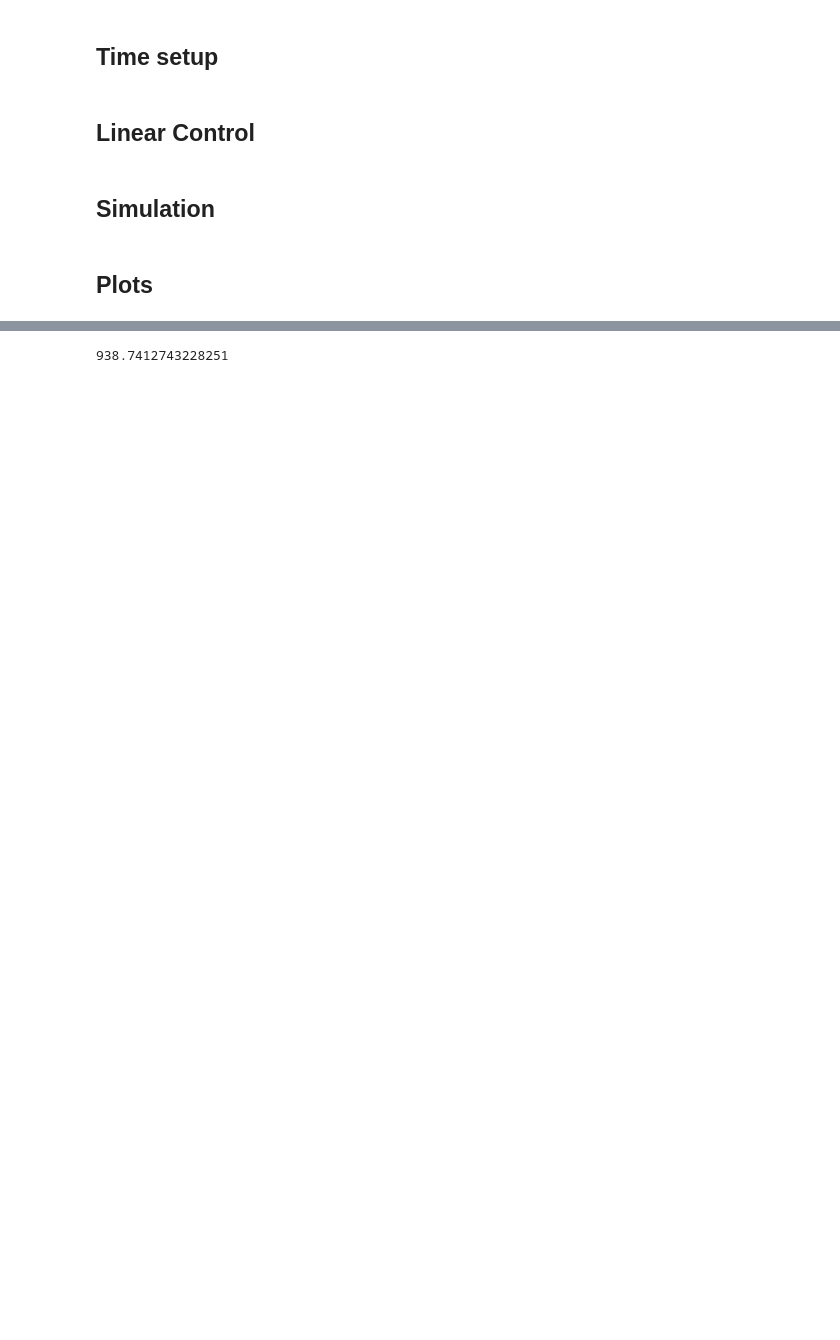
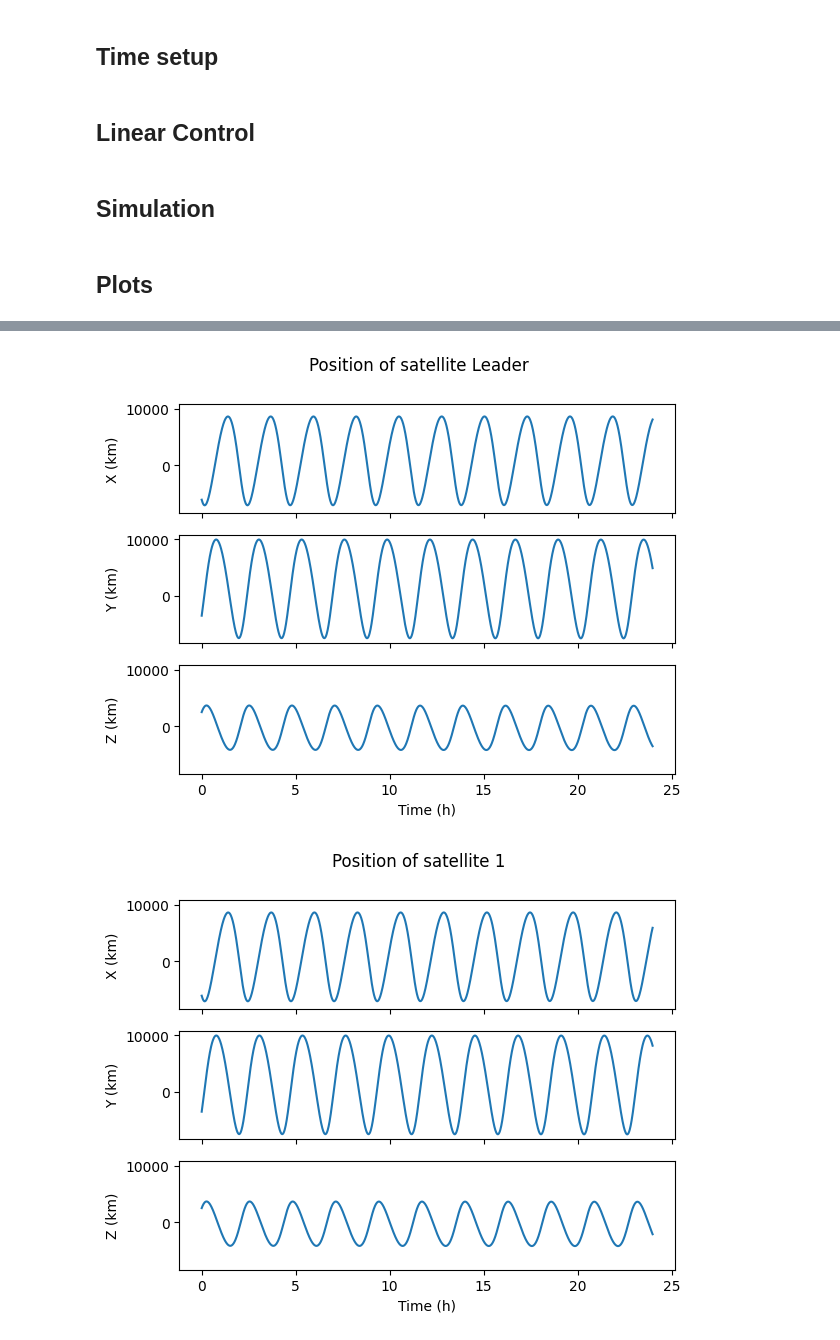
Before and after one commit to mateus-msb/orbital-mechanics, a Jupyter notebook: python/main.ipynb, the cells around one changed output, grey strips where cells are left out. Cells and saved outputs as stored; diff of their text form; code cells hidden in the pictures; blank space fills up the shorter version.

Commit message:
Tested orbit, multiple satellites and plots

```diff
--- a/python/main.ipynb
+++ b/python/main.ipynb
@@ -21,16 +22,23 @@ If necessary, implement the conversion to State Vector for the following:
 
 These functionalities should be added from the Orbit abstract class in orbit.py
 # %%
-# Curtir - Example 12.1
-r0 = [5873.40, -658.522, 3007.49]
-v0 = [-2.89641, 4.09401, 6.14446]
-orbit0 = orbit.OrbitStateVector(r0,v0)
+# Curtis - Example 4.3
+a = 8788
+e = 0.1712
+i = 153.2
+w = 20.07
+RA = 255.3
+TA = 28.45
+
+orbit0 = orbit.OrbitElements(a,e,i,w,RA,TA)
+orbit1 = orbit.OrbitElements(a+50,e,i,w,RA,TA)
 
 R, mu = orbit0.get_central_body()       # Get central body according to orbit
-orbit0.activate_perturbation(["Drag"])  # Select perturbations
+orbit0.activate_perturbation(["Drag","J2"])  # Select perturbations
+orbit1.activate_perturbation(["Drag","J2"])  # Select perturbations
 
-from math import pi
-sat0 = Satellite(orbit0,mass=100,cd=2.2,area=pi*0.5**2)
+sat0 = Satellite(orbit0,mass=100,cd=2.2,area=pi*0.5**2,name="Leader")
+sat1 = Satellite(orbit1,mass=100,cd=2.2,area=pi*0.5**2)
 
-satellites = [sat0]
+satellites = [sat0, sat1]
 # %% [output]
@@ -40,8 +65,8 @@ Using atmospheric drag (Standard 1976).
 # %%
 # Define simulation time in seconds
 t0        = 0
-time_end  = 3600*24*120
-time_step = 300
+time_end  = 3600*24
+time_step = 60
 times     = np.arange(0,time_end,step=time_step)
 # %% [markdown]
 ## Linear Control
@@ -120,4 +99,5 @@ No artists with labels found to put in legend.  Note that artists whose label st
-# %%
-max(alt)
-# %% [output]
-938.7412743228251
+# %%
+plot_position(satellites,times)
+# %% [output]
+[figure, added]
+[figure, added]
```
Also changed, not shown: parts of 7 cells of this notebook, 1 other file.
